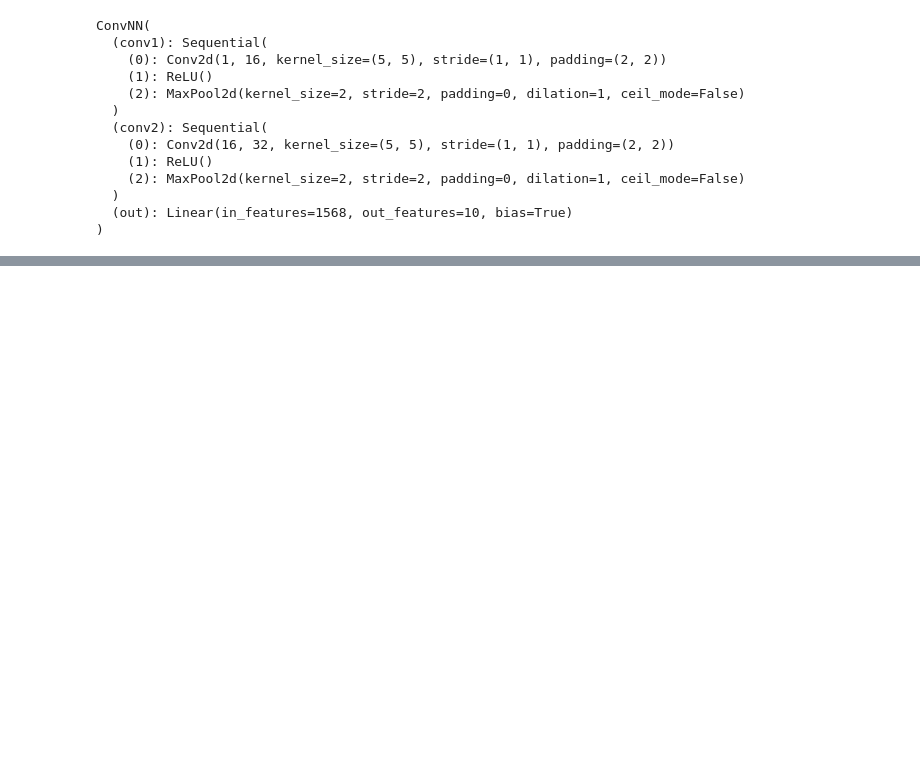
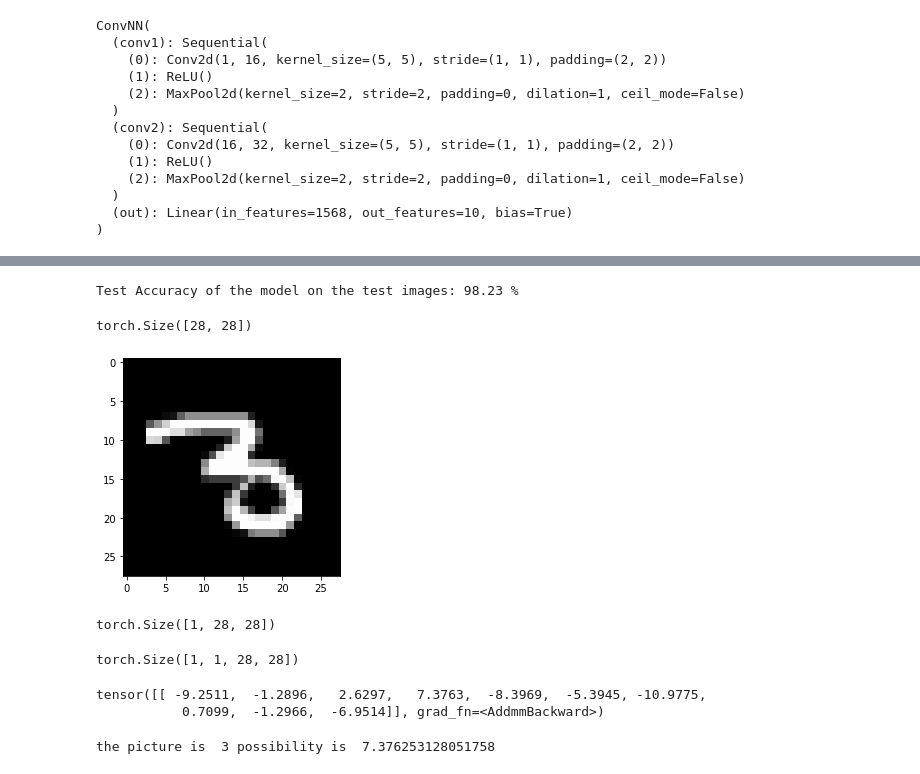
Before and after one commit to sanitpeng/practicalAI-cn, a Jupyter notebook: notebooks/mnist_cnn.ipynb, the cells around one changed output, grey strips where cells are left out. Drawn from its saved outputs; the diff is of its cells as text; code cells hidden in the pictures; blank space fills up the shorter version.

```diff
--- a/notebooks/mnist_cnn.ipynb
+++ b/notebooks/mnist_cnn.ipynb
@@ -533,0 +451,64 @@ probability 0.9974855184555054
+# %%
+
+with torch.no_grad():
+    correct = 0
+    total = 0
+
+    length = int(X_CNN_test.size(0) / args.batch_size)
+    for i in range(length):
+
+        index_from = i * args.batch_size
+        index_to = (i + 1) * args.batch_size
+
+        images = X_CNN_test[index_from:index_to, ]
+        labels = y_test[index_from:index_to, ]
+        # Forward pass
+        y_pred, _= model(images)
+
+
+
+        _, predictions = y_pred.max(dim=1)
+        #or
+        #_, predictions = torch.max(y_pred.data, 1)
+        accuracy = get_accuracy(y_pred=predictions.long(), y_target=labels)
+
+        #print("The ", i, " acc=", accuracy)
+        correct += accuracy
+
+
+    print('Test Accuracy of the model on the test images: {} %'.format(correct / length))
+
+# Save the model checkpoint
+torch.save(model.state_dict(), 'mnist_cnn_model.ckpt')
+# %% [output]
+Test Accuracy of the model on the test images: 98.23 %
+# %%
+#单个测试，绘图
+index = 30
+image = X_train[index]
+plt.imshow(image.numpy(), cmap='gray')
+image.size()
+# %% [output]
+torch.Size([28, 28])
+[figure, added]
+# %%
+image = image.unsqueeze(0)
+image.size()
+# %% [output]
+torch.Size([1, 28, 28])
+# %%
+image = image.unsqueeze(0)
+image.size()
+# %% [output]
+torch.Size([1, 1, 28, 28])
+# %%
+y_pred, _= model(image)
+y_pred
+# %% [output]
+tensor([[ -9.2511,  -1.2896,   2.6297,   7.3763,  -8.3969,  -5.3945, -10.9775,
+           0.7099,  -1.2966,  -6.9514]], grad_fn=<AddmmBackward>)
+# %%
+y_prob, predictions = y_pred.max(dim=1)
+print("the picture is ", predictions.item(), "possibility is ", y_prob.item())
+# %% [output]
+the picture is  3 possibility is  7.376253128051758
```
Also changed, not shown: parts of 27 cells of this notebook, 3 other files.
